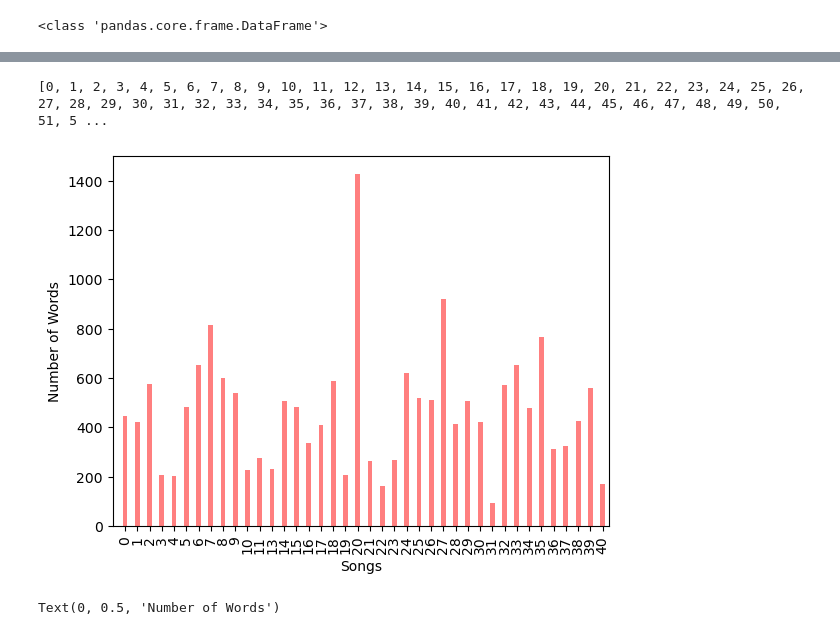
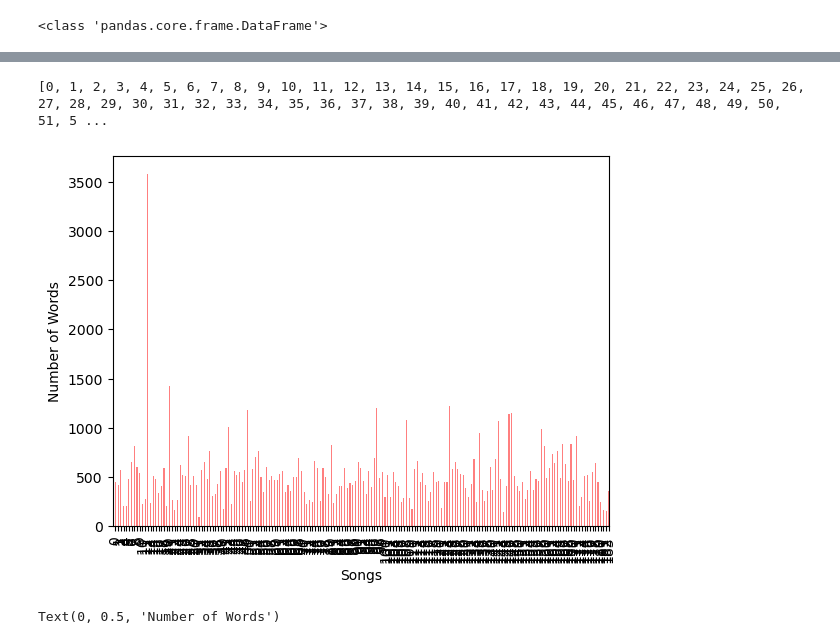
Before and after one commit to AlejandroChavezA00571497/project01, a Jupyter notebook: FinalCodes/statistical_analysis.ipynb, the cells around one changed output, grey strips where cells are left out. Drawn from its saved outputs; the diff is of its cells as text; code cells hidden in the pictures.

```diff
--- a/FinalCodes/statistical_analysis.ipynb
+++ b/FinalCodes/statistical_analysis.ipynb
@@ -176,27 +174,27 @@ mt_df
 # %%
 len_words= len(words_df.index)
 x_axis = np.arange(0, len_words)
 
 # List
 tick_locations = []
 for x in x_axis:
     tick_locations.append(x)
 print(tick_locations)
 
 # Finish the plot
 plt.bar(x_axis,words_df["Number of Words"],facecolor="r", alpha=0.5,width = 0.4)
 
 #To specify the xvalues, (x locations, labels)
 plt.xticks(tick_locations,words_df.index,rotation="vertical")
-plt.xlim(-1, len_words-192.5)
+plt.xlim(-1, len_words-50)
 
 #no_words_chart = words_counts.plot.bar()
 plt.xlabel("Songs")
 plt.ylabel("Number of Words")
 plt.show()
 # %% [output]
 [0, 1, 2, 3, 4, 5, 6, 7, 8, 9, 10, 11, 12, 13, 14, 15, 16, 17, 18, 19, 20, 21, 22, 23, 24, 25, 26, 27, 28, 29, 30, 31, 32, 33, 34, 35, 36, 37, 38, 39, 40, 41, 42, 43, 44, 45, 46, 47, 48, 49, 50, 51, 5 ...
-[figure, old version]
+[figure, new version]
 # %%
 no_words_chart = words_df.plot.bar()
 plt.xlabel("Songs")
```
Also changed, not shown: parts of 4 cells of this notebook.
